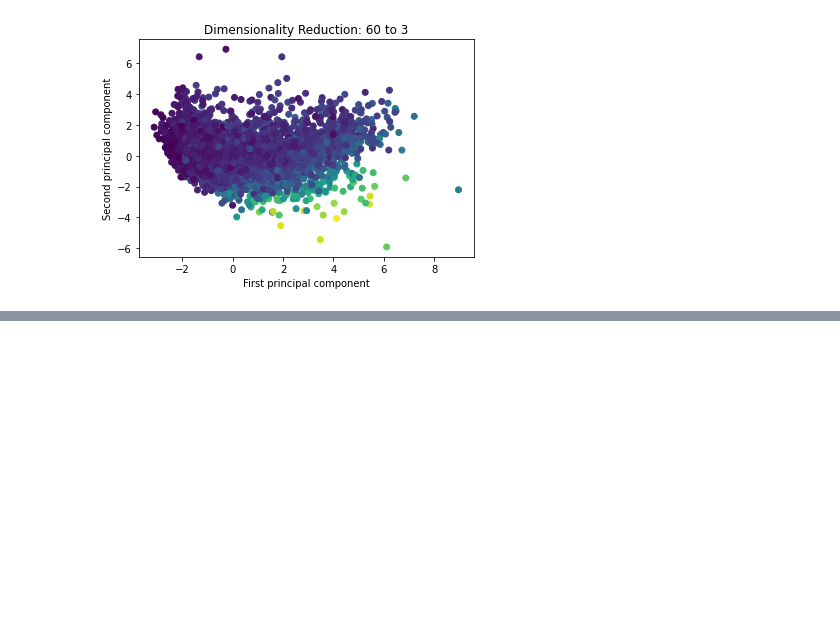
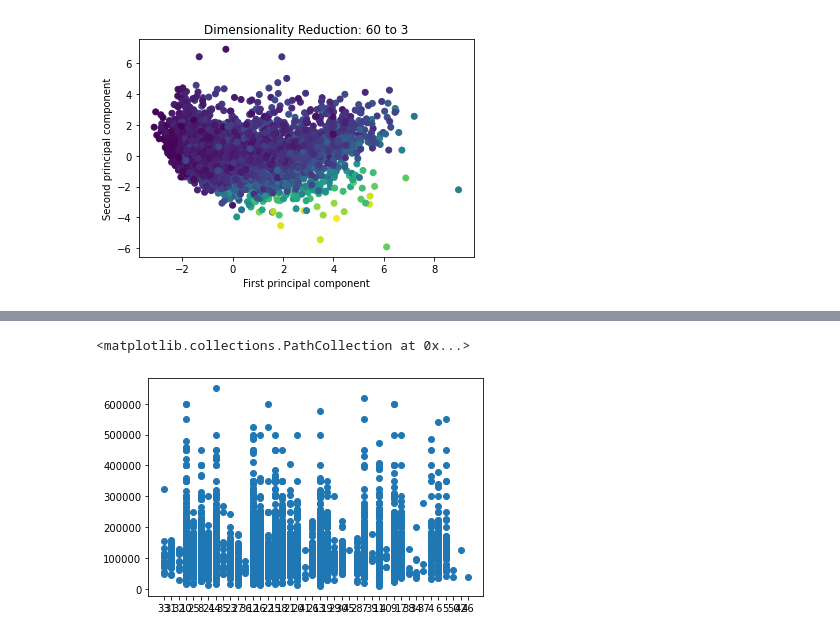
Before and after one commit to triple-crown-consulting/developer-salary-guide, a Jupyter notebook: notebooks/descriptive-analysis.ipynb, the cells around one changed output, grey strips where cells are left out. Saved outputs shown, nothing was run; the diff lists cells and outputs as text; code cells hidden in the pictures; blank space fills up the shorter version.

Commit message:
Working on further analysis and plotting data

```diff
--- a/notebooks/descriptive-analysis.ipynb
+++ b/notebooks/descriptive-analysis.ipynb
@@ -119,0 +137,5 @@ Text(0.5, 1.0, 'Dimensionality Reduction: 60 to 3')
+# %%
+plt.scatter(data.Age1stCode, data.ConvertedComp)
+# %% [output]
+<matplotlib.collections.PathCollection at 0x...>
+[figure, added]
```
Also changed, not shown: parts of 14 cells of this notebook, 1 other file.
